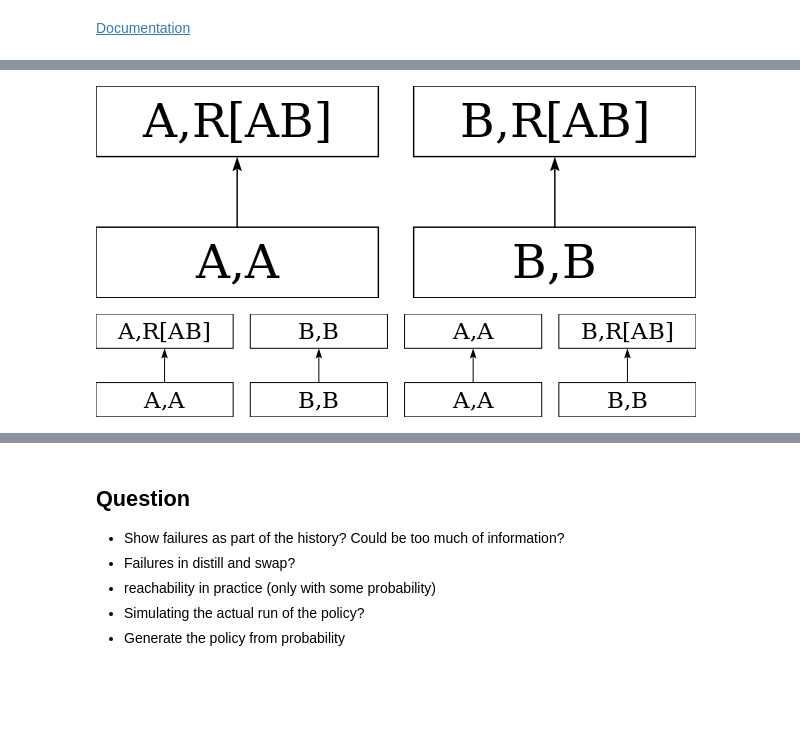
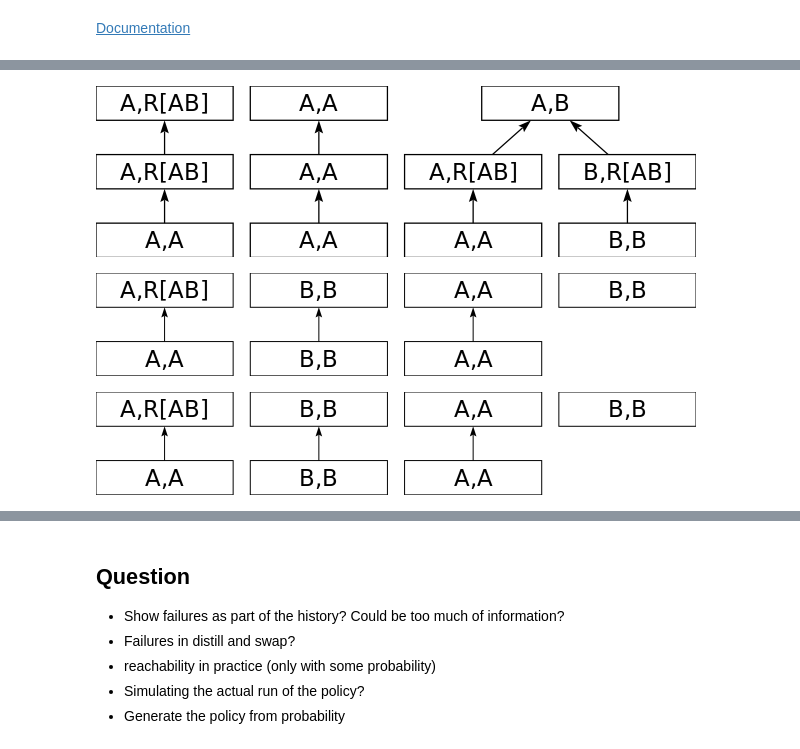
Before and after one commit to swystems/bellkat, a Jupyter notebook: BetterExample.ipynb, the cells around one changed output, grey strips where cells are left out. Drawn from its saved outputs; the diff is of its cells as text; code cells hidden in the pictures; blank space fills up the shorter version.

```diff
--- a/BetterExample.ipynb
+++ b/BetterExample.ipynb
@@ -13,12 +13,20 @@ drawPolicy $ (p <||> p) <> Distill ("A", "B")
 # %%
-drawPolicy $ (Create "A" <||> Create "B") <> (Transmit "A" ("A", "R[AB]") <||> Transmit "B" ("B", "R[AB]"))
+drawPolicy $ (Create "A" <||> Create "A" <||> Create "A" <||> Create "B") <> (Transmit "A" ("A", "R[AB]") <||>Transmit "A" ("A", "R[AB]") <||> Transmit "B" ("B", "R[AB]")) <> Swap "R[AB]" ("A", "B")
 # %% [output]
-[figure, old version]
+[figure, new version]
 # %%
 drawPolicy $
     (Create "A" <> Transmit "A" ("A", "R[AB]"))
     <||> (Create "B" <> Transmit "A" ("A", "R[AB]"))
     <||> (Create "A" <> Transmit "B" ("B", "R[AB]"))
-    <||> (Create "B" <> Transmit "B" ("B", "R[AB]"))
+    <||> Create "B"
 # %% [output]
-[figure, old version]
+[figure, new version]
+# %%
+drawPolicy $
+    Create "A" <> Transmit "A" ("A", "R[AB]")
+    <||> Create "B" <> Transmit "A" ("A", "R[AB]")
+    <||> (Create "A" <> Transmit "B" ("B", "R[AB]")) {- where is this A,A? -}
+    <||> Create "B"
+# %% [output]
+[figure, added]
```
Also changed, not shown: parts of 21 cells of this notebook.
